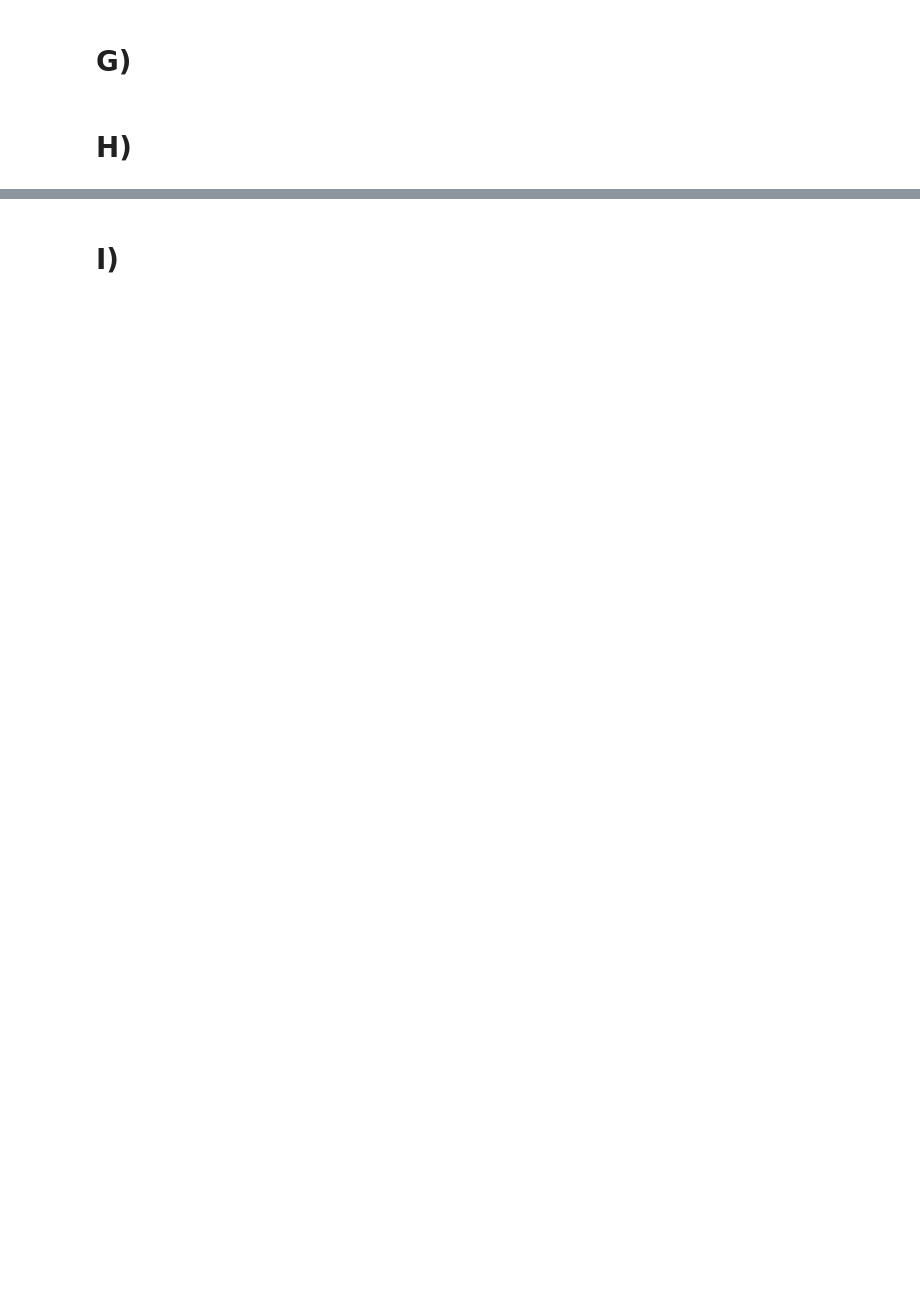
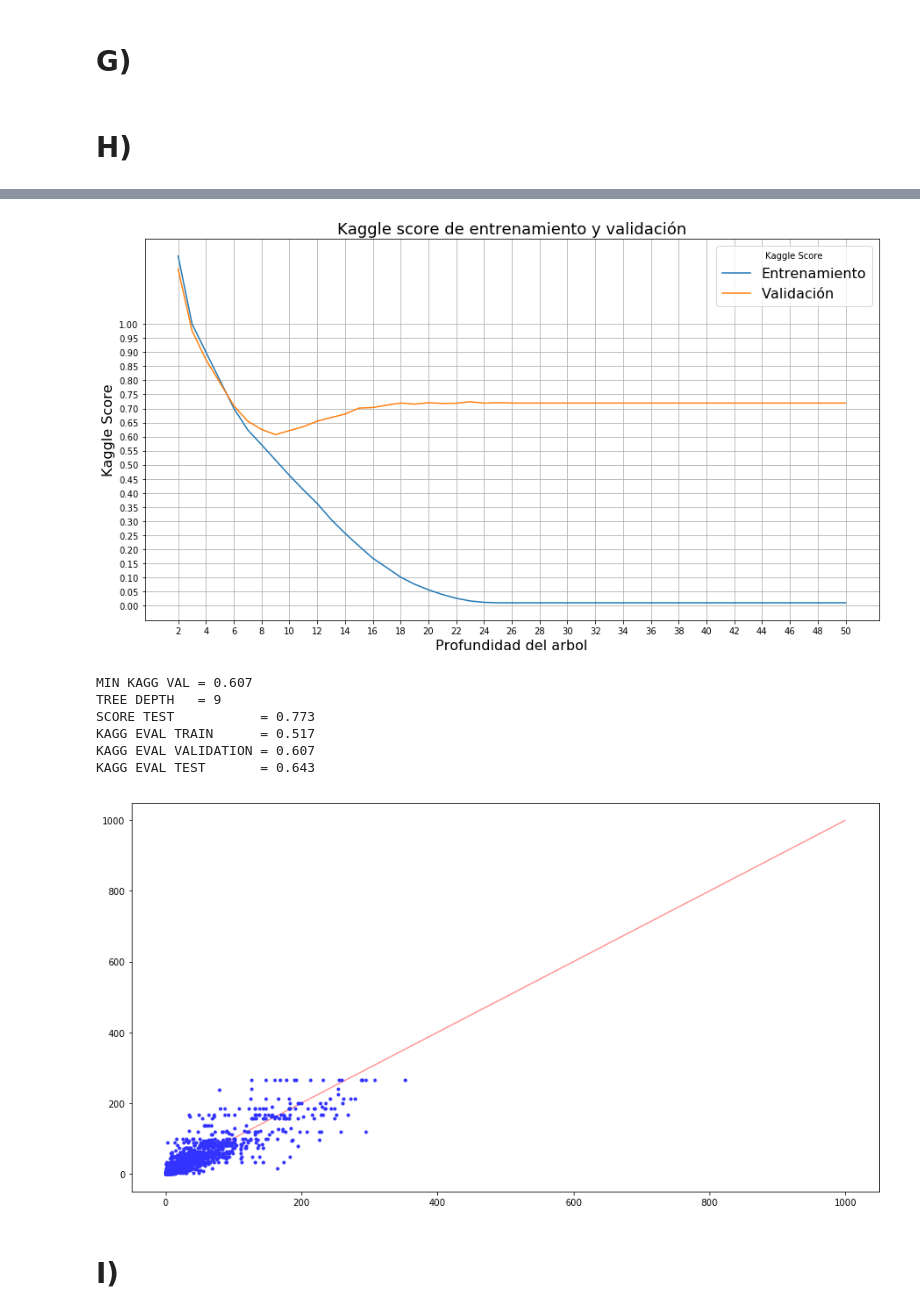
Before and after one commit to JavierL1/Tarea3-INF393, a Jupyter notebook: Untitled.ipynb, the cells around one changed output, grey strips where cells are left out. Cells and saved outputs as stored; diff of their text form; code cells hidden in the pictures; blank space fills up the shorter version.

```diff
--- a/Untitled.ipynb
+++ b/Untitled.ipynb
@@ -792,2 +819,30 @@ Ydf=df.ix[:,'casual']
+# %%
+Yc=df.loc[:, 'casual']
+
+Xdf=df.loc[:, ['season', 'holiday','workingday', 'temp', 'atemp', 'weather','humidity', 'windspeed', 'hour',
+               'cday']]
+
+X_train = Xdf[0:ntrain2].values
+X_val = Xdf[ntrain2:nval2].values
+X_test = Xdf[nval2:].values
+Y_train_c = Yc[0:ntrain2].values
+Y_val_c = Yc[ntrain2:nval2].values
+Y_test_c = Yc[nval2:].values
+
+opt_depth = opt_tree_depth(X_train, Y_train_c, X_val, Y_val_c)
+
+model = Tree(random_state=0, max_depth=opt_depth)
+model.fit(X_train,Y_train_c)
+
+model_score_and_plot(model, X_train, Y_train_c, X_val, Y_val_c, X_test, Y_test_c)
+# %% [output]
+[figure, added]
+MIN KAGG VAL = 0.607
+TREE DEPTH   = 9
+SCORE TEST           = 0.773
+KAGG EVAL TRAIN      = 0.517
+KAGG EVAL VALIDATION = 0.607
+KAGG EVAL TEST       = 0.643
+[figure, added]
 # %% [markdown]
 # I)
```
Also changed, not shown: parts of 7 cells of this notebook.
